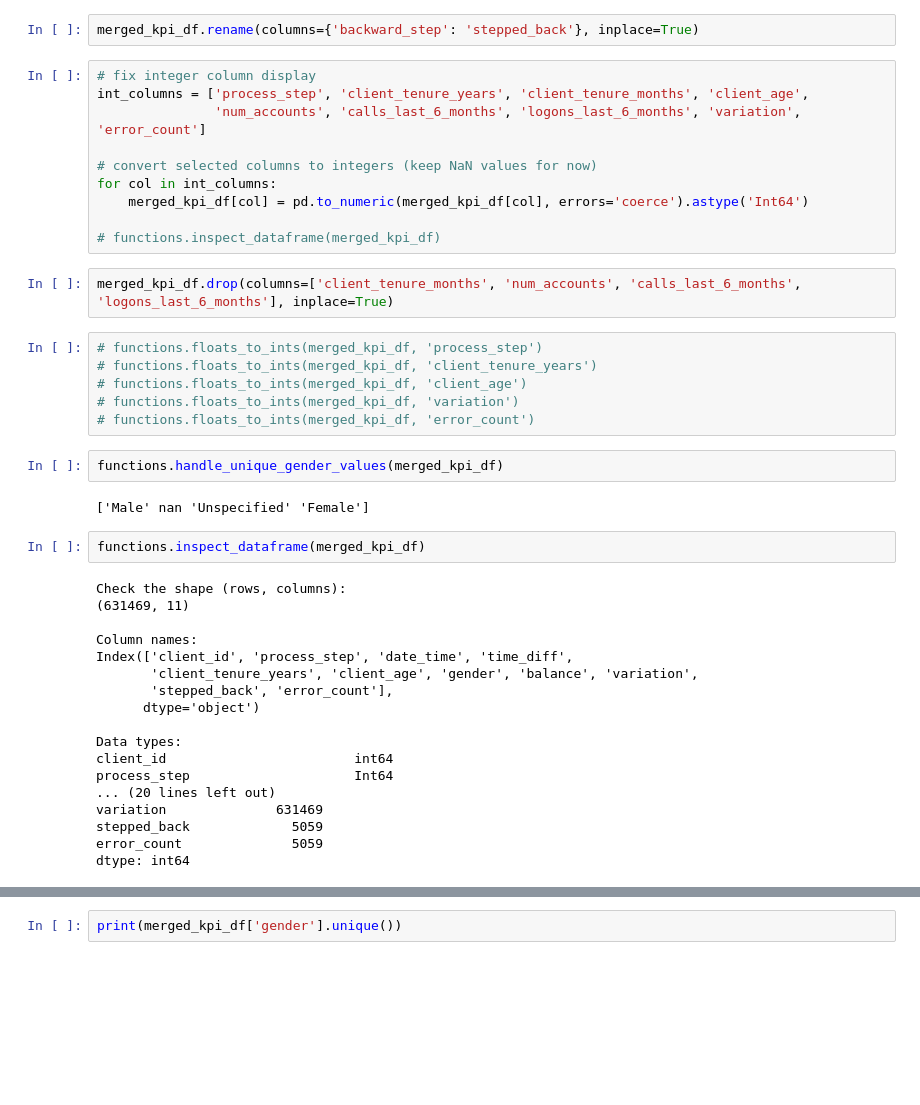
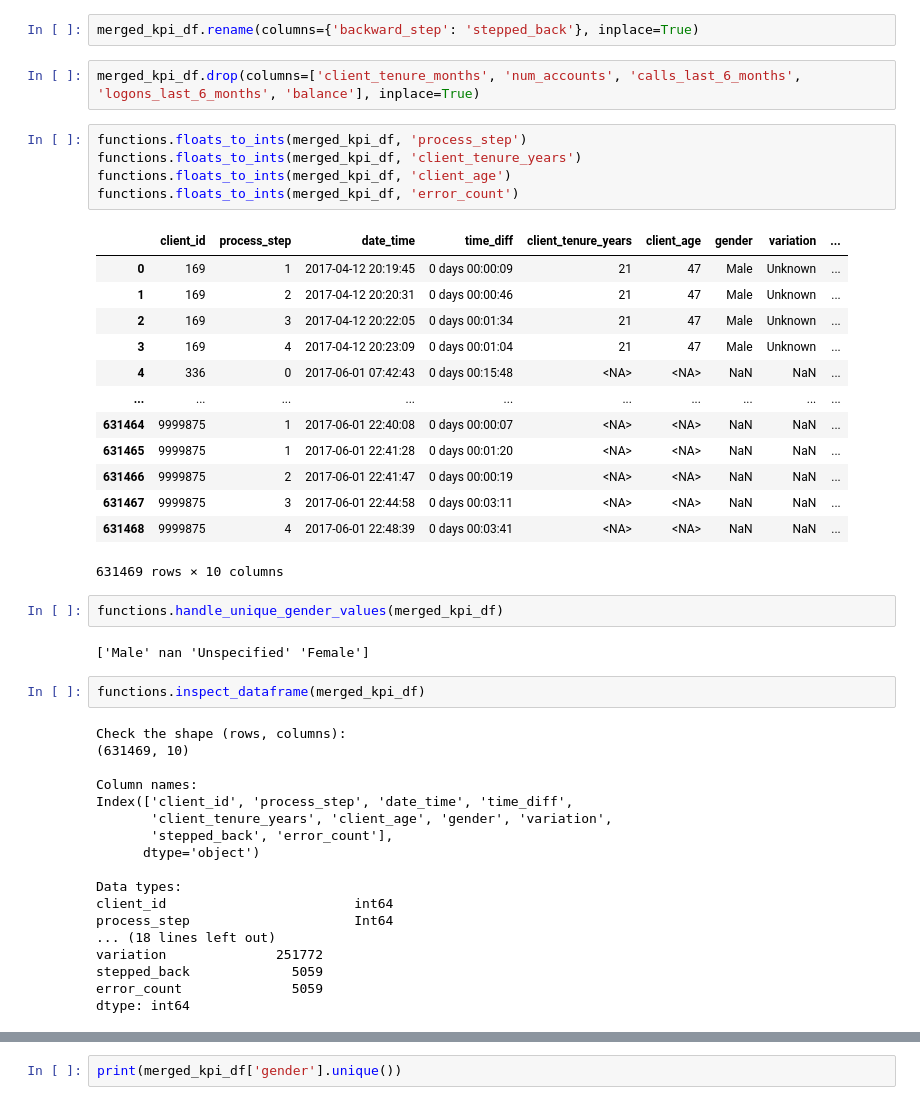
Before and after one commit to bruhu/vanguard-cx-project, a Jupyter notebook: notebooks/bru/kpi_calculations.ipynb, the cells around one changed output, grey strips where cells are left out. Cells and saved outputs as stored; diff of their text form; blank space fills up the shorter version.

```diff
--- a/notebooks/bru/kpi_calculations.ipynb
+++ b/notebooks/bru/kpi_calculations.ipynb
@@ -301,24 +299,27 @@ merged_kpi_df = pd.merge(merged_df, df_selected, on=['client_id', 'date_time'],
 # merged_kpi_df: 631469 rows × 15 columns - after matching date and time
 # %%
 merged_kpi_df.rename(columns={'backward_step': 'stepped_back'}, inplace=True)
-# %%
-# fix integer column display
-int_columns = ['process_step', 'client_tenure_years', 'client_tenure_months', 'client_age',
-               'num_accounts', 'calls_last_6_months', 'logons_last_6_months', 'variation', 'error_count']
-
-# convert selected columns to integers (keep NaN values for now)
-for col in int_columns:
-    merged_kpi_df[col] = pd.to_numeric(merged_kpi_df[col], errors='coerce').astype('Int64')
-
-# functions.inspect_dataframe(merged_kpi_df)
 # %%
-merged_kpi_df.drop(columns=['client_tenure_months', 'num_accounts', 'calls_last_6_months', 'logons_last_6_months'], inplace=True)
+merged_kpi_df.drop(columns=['client_tenure_months', 'num_accounts', 'calls_last_6_months', 'logons_last_6_months', 'balance'], inplace=True)
 # %%
-# functions.floats_to_ints(merged_kpi_df, 'process_step')
-# functions.floats_to_ints(merged_kpi_df, 'client_tenure_years')
-# functions.floats_to_ints(merged_kpi_df, 'client_age')
-# functions.floats_to_ints(merged_kpi_df, 'variation')
-# functions.floats_to_ints(merged_kpi_df, 'error_count')
+functions.floats_to_ints(merged_kpi_df, 'process_step')
+functions.floats_to_ints(merged_kpi_df, 'client_tenure_years')
+functions.floats_to_ints(merged_kpi_df, 'client_age')
+functions.floats_to_ints(merged_kpi_df, 'error_count')
+# %% [output]
+|  | client_id | process_step | date_time | time_diff | client_tenure_years | client_age | gender | variation | ... |
+| 0 | 169 | 1 | 2017-04-12 20:19:45 | 0 days 00:00:09 | 21 | 47 | Male | Unknown | ... |
+| 1 | 169 | 2 | 2017-04-12 20:20:31 | 0 days 00:00:46 | 21 | 47 | Male | Unknown | ... |
+| 2 | 169 | 3 | 2017-04-12 20:22:05 | 0 days 00:01:34 | 21 | 47 | Male | Unknown | ... |
+| 3 | 169 | 4 | 2017-04-12 20:23:09 | 0 days 00:01:04 | 21 | 47 | Male | Unknown | ... |
+| 4 | 336 | 0 | 2017-06-01 07:42:43 | 0 days 00:15:48 | <NA> | <NA> | NaN | NaN | ... |
+| ... | ... | ... | ... | ... | ... | ... | ... | ... | ... |
+| 631464 | 9999875 | 1 | 2017-06-01 22:40:08 | 0 days 00:00:07 | <NA> | <NA> | NaN | NaN | ... |
+| 631465 | 9999875 | 1 | 2017-06-01 22:41:28 | 0 days 00:01:20 | <NA> | <NA> | NaN | NaN | ... |
+| 631466 | 9999875 | 2 | 2017-06-01 22:41:47 | 0 days 00:00:19 | <NA> | <NA> | NaN | NaN | ... |
+| 631467 | 9999875 | 3 | 2017-06-01 22:44:58 | 0 days 00:03:11 | <NA> | <NA> | NaN | NaN | ... |
+| 631468 | 9999875 | 4 | 2017-06-01 22:48:39 | 0 days 00:03:41 | <NA> | <NA> | NaN | NaN | ... |
+631469 rows × 10 columns
 # %%
 functions.handle_unique_gender_values(merged_kpi_df)
 # %% [output]
@@ -327,19 +328,19 @@ functions.handle_unique_gender_values(merged_kpi_df)
 functions.inspect_dataframe(merged_kpi_df)
 # %% [output]
 Check the shape (rows, columns):
-(631469, 11)
+(631469, 10)
 
 Column names:
 Index(['client_id', 'process_step', 'date_time', 'time_diff',
-       'client_tenure_years', 'client_age', 'gender', 'balance', 'variation',
+       'client_tenure_years', 'client_age', 'gender', 'variation',
        'stepped_back', 'error_count'],
       dtype='object')
 
 Data types:
 client_id                        int64
 process_step                     Int64
-... (20 lines left out)
-variation              631469
+... (18 lines left out)
+variation              251772
 stepped_back             5059
 error_count              5059
 dtype: int64
```
Also changed, not shown: parts of 3 cells of this notebook, 1 other file.
